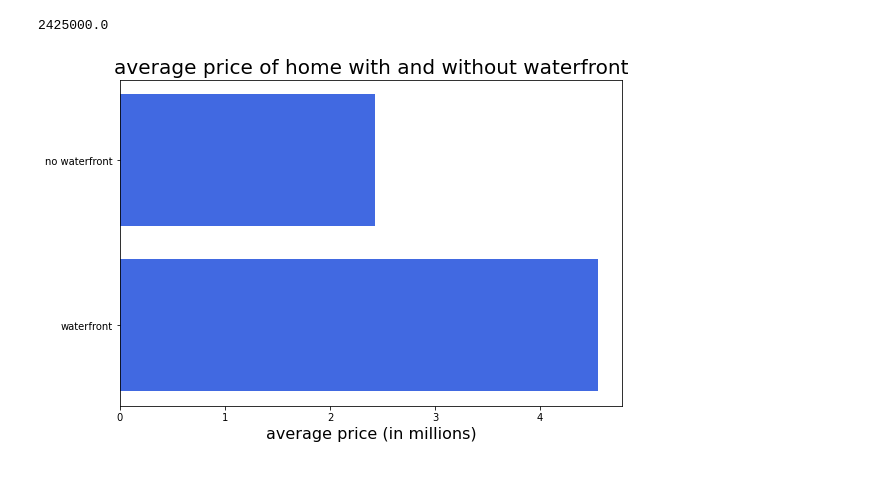
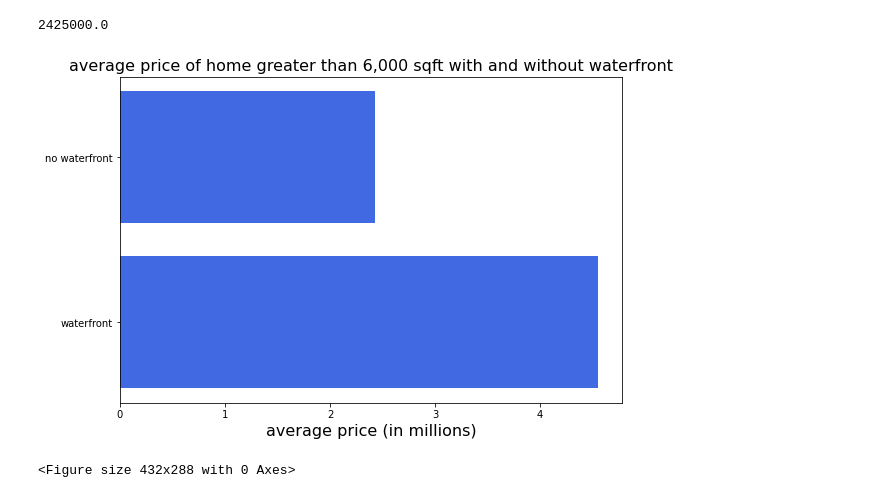
Before and after one commit to ameliahorton/King_county_house_sales_analysis, a Jupyter notebook: MyPortion.ipynb, the cells around one changed output. Cells and saved outputs as stored; diff of their text form; code cells hidden in the pictures.

Commit message:
commit Average Prices of Homes Greater than 6,000 sqft with and without Waterfronts.png

```diff
--- a/MyPortion.ipynb
+++ b/MyPortion.ipynb
@@ -134,19 +134,23 @@ sixk_sqft_without_waterfront_df["price"].mean()
 # %%
 # Build bar plot for homes larger than 6,000 sqft vs. price with waterfront
 
 # List variables
 yvariablelist = [sixk_sqft_with_waterfront_df["price"].mean()/1000000, sixk_sqft_without_waterfront_df["price"].mean()/1000000]
 xvariablelist = ["waterfront","no waterfront"]
 
 # Set figure size
 plt.figure(figsize=(9,6))
 plt.barh(xvariablelist, yvariablelist, color="royalblue")
 
 # Set title and labels
-plt.title("average price of home with and without waterfront", fontsize=20, color='black')
+plt.title("average price of home greater than 6,000 sqft with and without waterfront", fontsize=16, color='black')
 plt.xlabel("average price (in millions)", fontsize=16, color='black')
 
-# Save and display graph
+# Display bar plot
 plt.show()
+
+# Save the figure:
+plt.savefig('output_data/Average Prices of Homes Greater than 6,000 sqft with and without Waterfronts.png')
 # %% [output]
-[figure, old version]
+[figure, new version]
+<Figure size 432x288 with 0 Axes>
```
Also changed, not shown: 2 other files.
